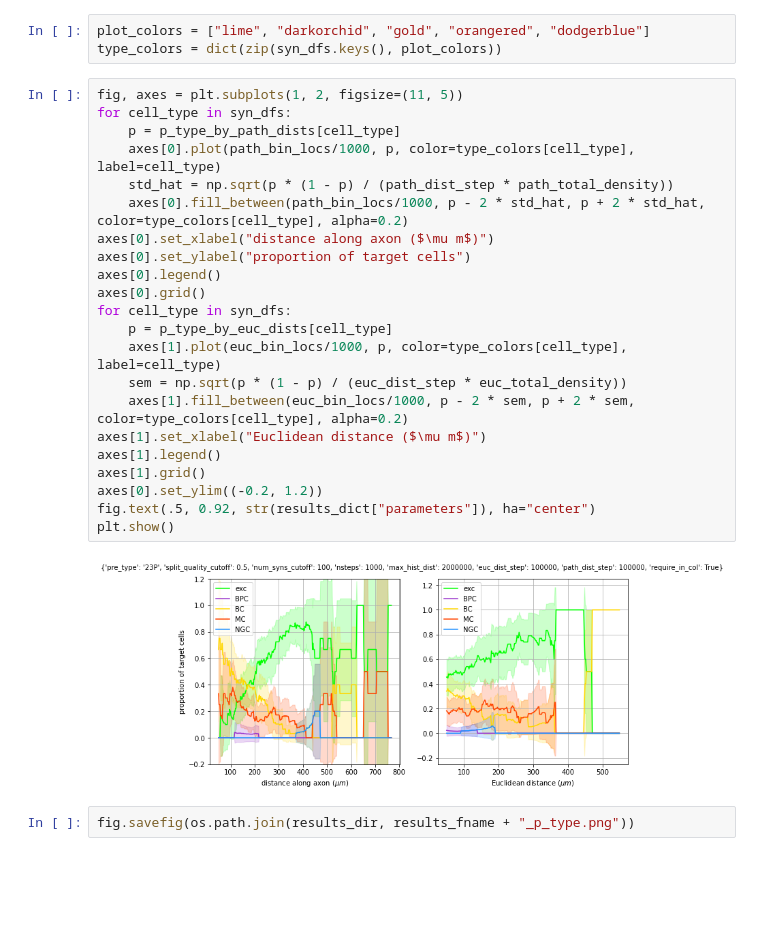
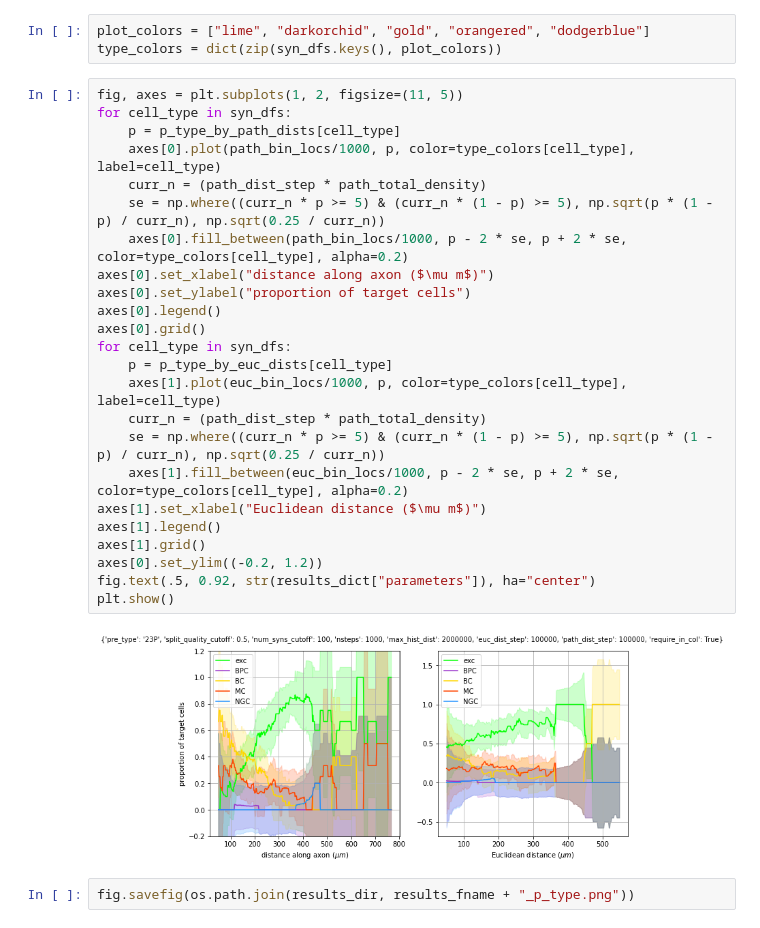
Before and after one commit to AlexTMallen/microns-synapse, a Jupyter notebook: src/synapse_analysis.ipynb, the cells around one changed output. Drawn from its saved outputs; the diff is of its cells as text; blank space fills up the shorter version.

```diff
--- a/src/synapse_analysis.ipynb
+++ b/src/synapse_analysis.ipynb
@@ -319,27 +319,29 @@ type_colors = dict(zip(syn_dfs.keys(), plot_colors))
 # %%
 fig, axes = plt.subplots(1, 2, figsize=(11, 5))
 for cell_type in syn_dfs:
     p = p_type_by_path_dists[cell_type]
     axes[0].plot(path_bin_locs/1000, p, color=type_colors[cell_type], label=cell_type)
-    std_hat = np.sqrt(p * (1 - p) / (path_dist_step * path_total_density))
-    axes[0].fill_between(path_bin_locs/1000, p - 2 * std_hat, p + 2 * std_hat, color=type_colors[cell_type], alpha=0.2)
+    curr_n = (path_dist_step * path_total_density)
+    se = np.where((curr_n * p >= 5) & (curr_n * (1 - p) >= 5), np.sqrt(p * (1 - p) / curr_n), np.sqrt(0.25 / curr_n))
+    axes[0].fill_between(path_bin_locs/1000, p - 2 * se, p + 2 * se, color=type_colors[cell_type], alpha=0.2)
 axes[0].set_xlabel("distance along axon ($\mu m$)")
 axes[0].set_ylabel("proportion of target cells")
 axes[0].legend()
 axes[0].grid()
 for cell_type in syn_dfs:
     p = p_type_by_euc_dists[cell_type]
     axes[1].plot(euc_bin_locs/1000, p, color=type_colors[cell_type], label=cell_type)
-    sem = np.sqrt(p * (1 - p) / (euc_dist_step * euc_total_density))
-    axes[1].fill_between(euc_bin_locs/1000, p - 2 * sem, p + 2 * sem, color=type_colors[cell_type], alpha=0.2)
+    curr_n = (path_dist_step * path_total_density)
+    se = np.where((curr_n * p >= 5) & (curr_n * (1 - p) >= 5), np.sqrt(p * (1 - p) / curr_n), np.sqrt(0.25 / curr_n))
+    axes[1].fill_between(euc_bin_locs/1000, p - 2 * se, p + 2 * se, color=type_colors[cell_type], alpha=0.2)
 axes[1].set_xlabel("Euclidean distance ($\mu m$)")
 axes[1].legend()
 axes[1].grid()
 axes[0].set_ylim((-0.2, 1.2))
 fig.text(.5, 0.92, str(results_dict["parameters"]), ha="center")
 plt.show()
 # %% [output]
-[figure, old version]
+[figure, new version]
 # %%
 fig.savefig(os.path.join(results_dir, results_fname + "_p_type.png"))
 # %%
```
Also changed, not shown: 2 other files.
